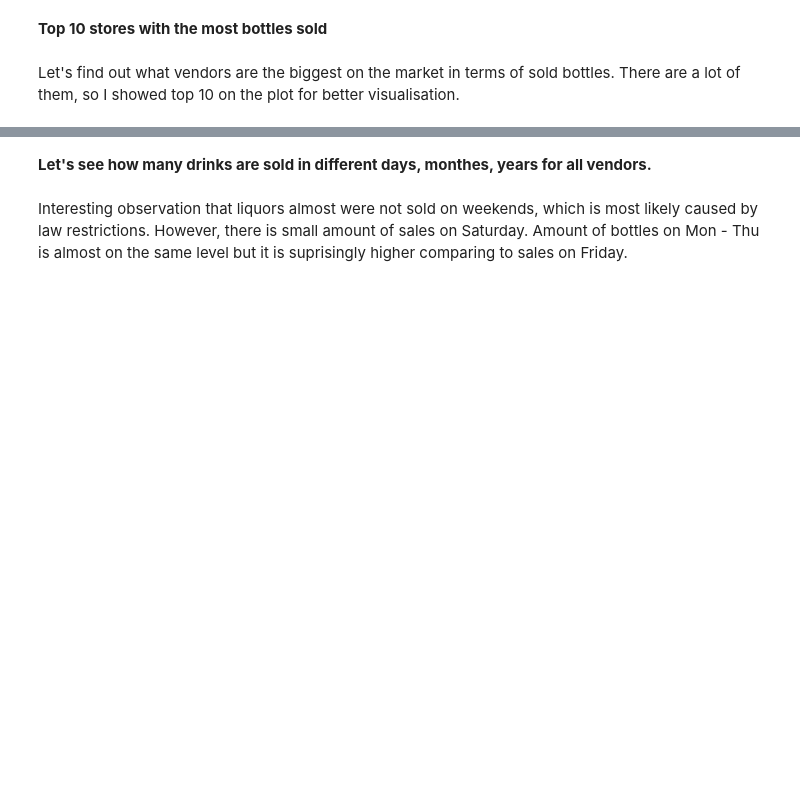
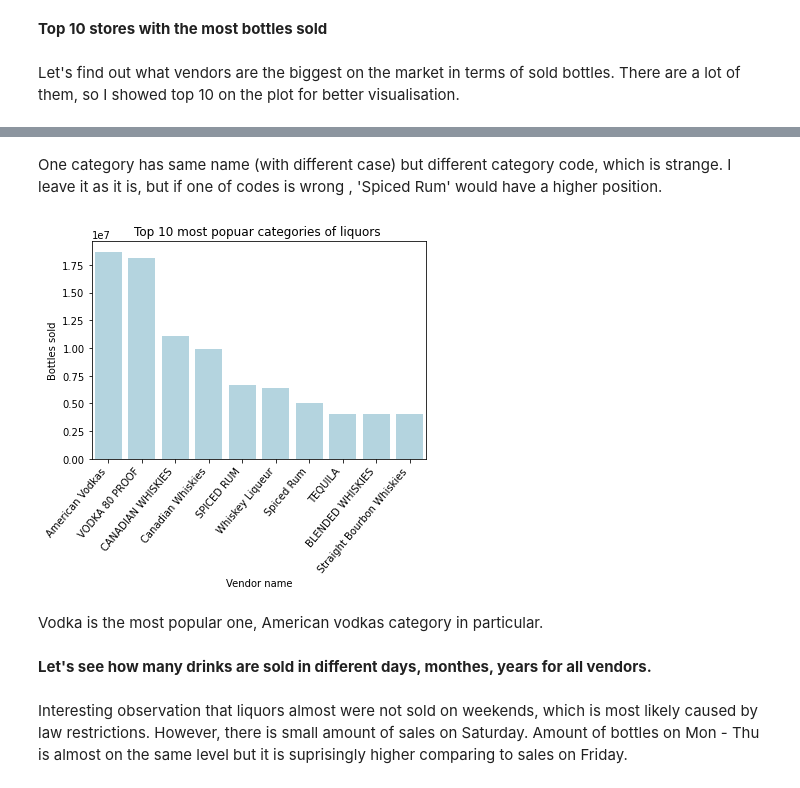
Before and after one commit to lytvyniuk/iowa_liquor_sales-Exploratory-Data-Analysis-, a Jupyter notebook: Test_task_iowa_liquor_sales.ipynb, the cells around one changed output, grey strips where cells are left out. Drawn from its saved outputs; the diff is of its cells as text; code cells hidden in the pictures; blank space fills up the shorter version.

Commit message:
Add description and plots for weekend data, category type

```diff
--- a/Test_task_iowa_liquor_sales.ipynb
+++ b/Test_task_iowa_liquor_sales.ipynb
@@ -41,3 +76,16 @@ plt.show()
+# %% [markdown]
+One category has same name (with different case) but different category code, which is strange. I leave it as it is, but if one of codes is wrong , 'Spiced Rum' would have a higher position.
+# %%
+sns.barplot(x = 'category_name', y = 'bottles_sold',  data = df, color="lightblue")
+plt.xticks(rotation=50, horizontalalignment='right')
+plt.xlabel("Vendor name")
+plt.ylabel("Bottles sold")
+plt.title("Top 10 most popuar categories of liquors ")
+plt.show()
+# %% [output]
+[figure, added]
+# %% [markdown]
+Vodka is the most popular one, American vodkas category in particular.
 # %% [markdown]
 
 
```
Also changed, not shown: parts of 20 cells of this notebook.
